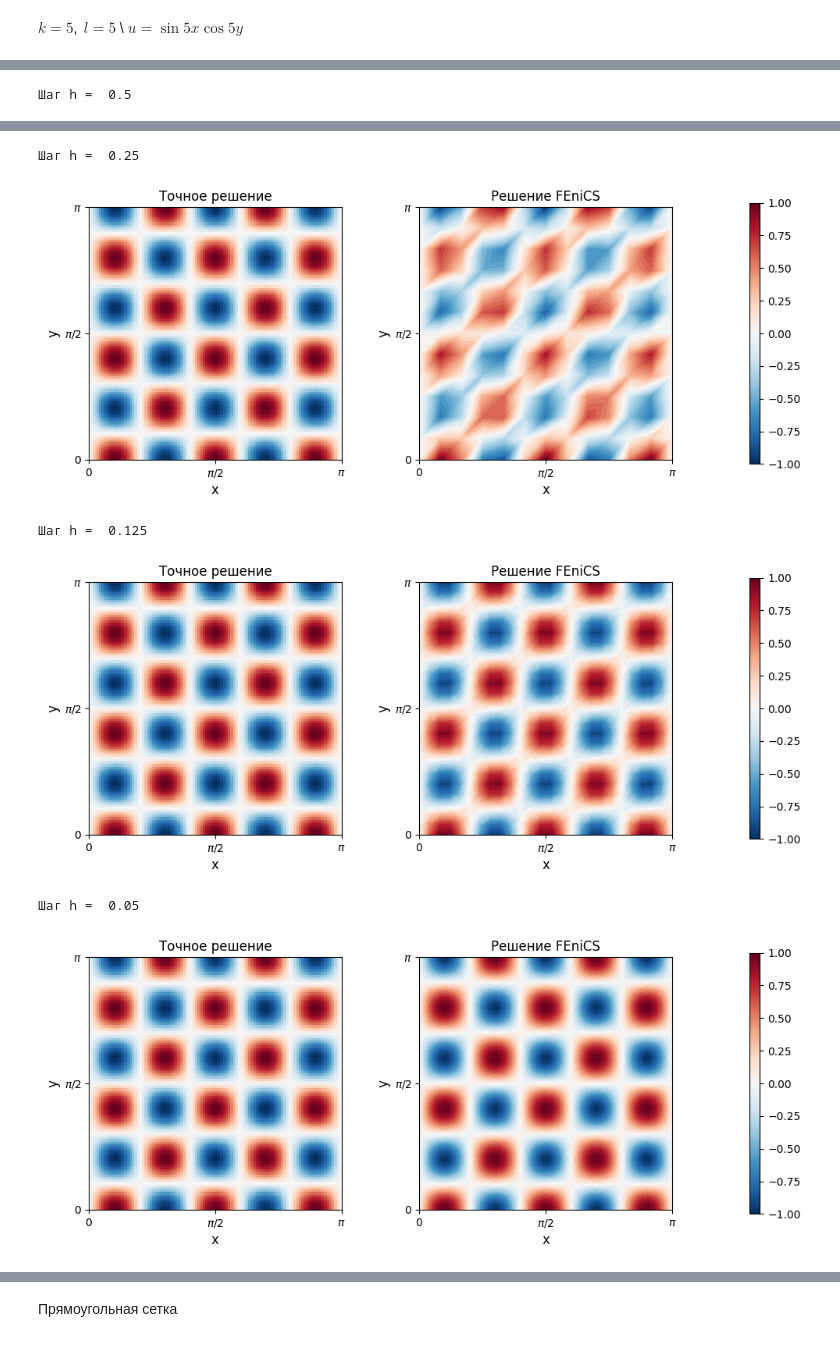
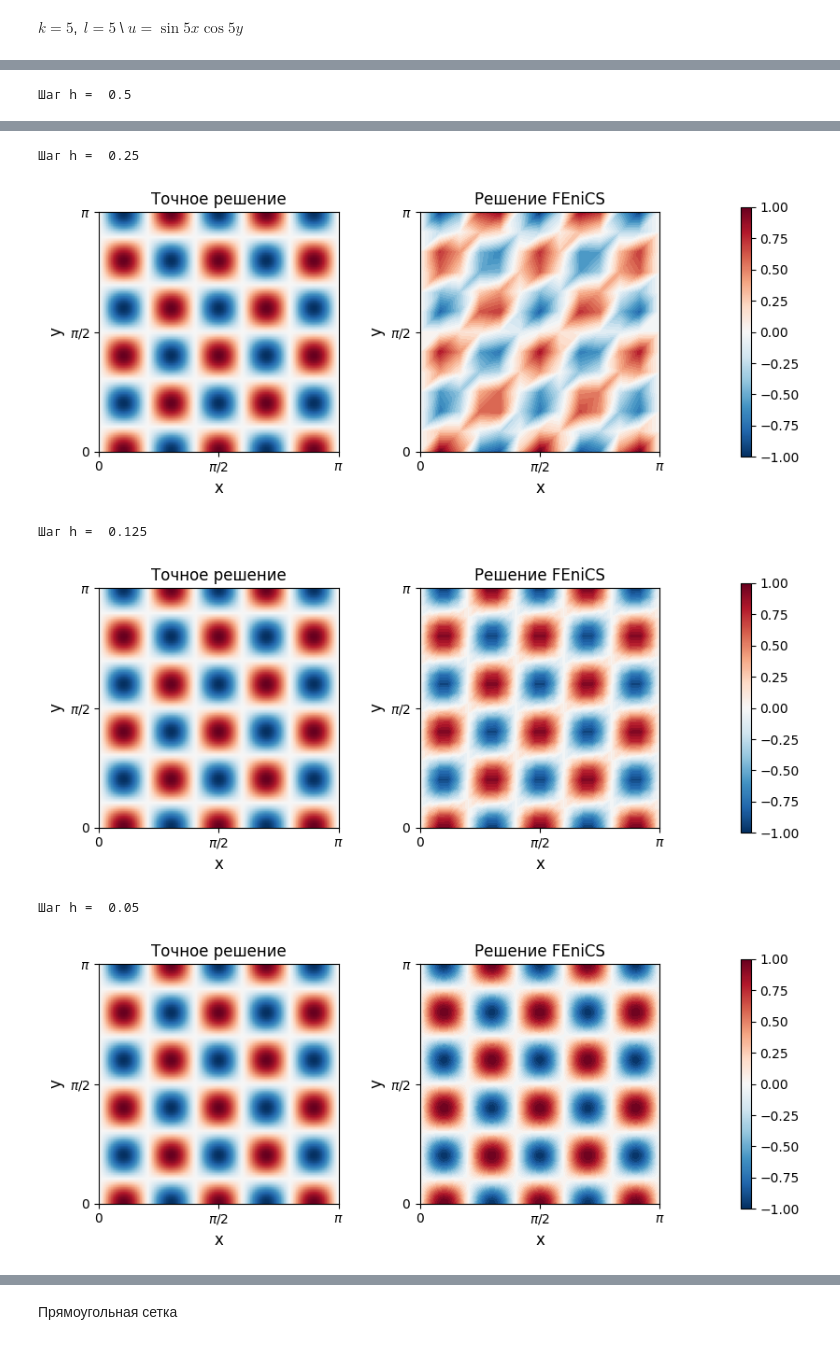
Before and after one commit to Pisarenkova/KT_2025, a Jupyter notebook: "fenics_ipynb".ipynb, the cells around one changed output, grey strips where cells are left out. Saved outputs shown, nothing was run; the diff lists cells and outputs as text; code cells hidden in the pictures.

```diff
--- a/"fenics_ipynb".ipynb
+++ b/"fenics_ipynb".ipynb
@@ -98,23 +98,26 @@ import matplotlib.pyplot as plt
 from matplotlib import colors
 import matplotlib.gridspec as gridspec
 
-def visualize_solution(h):
+u_d = ['sin(x[0])*cos(x[1])', 'sin(5*x[0])*cos(5*x[1])','sin(2*x[0])*cos(10*x[1])']
+f_exp = ['sin(x[0])*cos(x[1])', '50*sin(5*x[0])*cos(5*x[1])','104*sin(2*x[0])*cos(10*x[1])']
+
+def visualize_solution(k,l,h,i):
 
     x = np.linspace(0, np.pi, 100)
     y = np.linspace(0, np.pi, 100)
     X, Y = np.meshgrid(x, y)
-    y_exact = np.sin(X) * np.cos(Y)
+    y_exact = np.sin(k*X) * np.cos(l*Y)
 
-    mesh, u_solution = solve_pde('sin(x[0])*cos(x[1])', 'sin(x[0])*cos(x[1])', h)
+    mesh, u_solution = solve_pde(f_exp[i], u_d[i], h)
     #print(u_solution.vector())
 
     # Графики
     h_min, h_max, v_min, v_max = 0, np.pi, 0, np.pi
 
-    fig = plt.figure(figsize=(18, 10))
-    gs = gridspec.GridSpec(2, 5, height_ratios=[1, 1], width_ratios=[1, 1, 0.04, 1, 0.04], wspace=0.5, hspace=0.3)
+    fig = plt.figure(figsize=(9, 8))
+    gs = gridspec.GridSpec(2, 3, height_ratios=[1, 1], width_ratios=[1, 1, 0.04], wspace=0.5, hspace=0.3)
 
-    exact_sol = interpolate(Expression('sin(x[0])*cos(x[1])', degree=2), u_solution.function_space())
+    #exact_sol = interpolate(Expression('sin(x[0])*cos(x[1])', degree=2), u_solution.function_space())
 
     titles = ["Точное решение", "Абсолютная разность"]
     data = [y_exact.reshape(100, 100, order='F')]
@@ -161,9 +201,12 @@ $u=\sin{x}⋅\cos{y}$
 # %%
 k = 1
 l = 1
+i = 0
 h=[1, 0.5, 0.25, 0.125, 0.05]
 for h_values in h:
+  #mesh, u_solution = solve_pde(f_exp[i], u_d[i], h)
+
   print(f"Шаг h =  {h_values}")
-  visualize_solution(h_values)
+  visualize_solution(k,l,h_values,i)
 # %% [output]
 Шаг h =  1
@@ -276,9 +229,12 @@ def visualize_solution(h):
 # %%
 k = 5
 l = 5
+i = 1
 h=[1, 0.5, 0.25, 0.125, 0.05]
 for h_values in h:
+  #mesh, u_solution = solve_pde(f_exp[i], u_d[i], h)
+
   print(f"Шаг h =  {h_values}")
-  visualize_solution(h_values)
+  visualize_solution(k,l,h_values,i)
 # %% [output]
 Шаг h =  1
@@ -288,6 +244,6 @@ for h_values in h:
 Шаг h =  0.25
-[figure, old version]
+[figure, new version]
 Шаг h =  0.125
-[figure, old version]
+[figure, new version]
 Шаг h =  0.05
-[figure, old version]
+[figure, new version]
```
Also changed, not shown: parts of 12 cells of this notebook.
